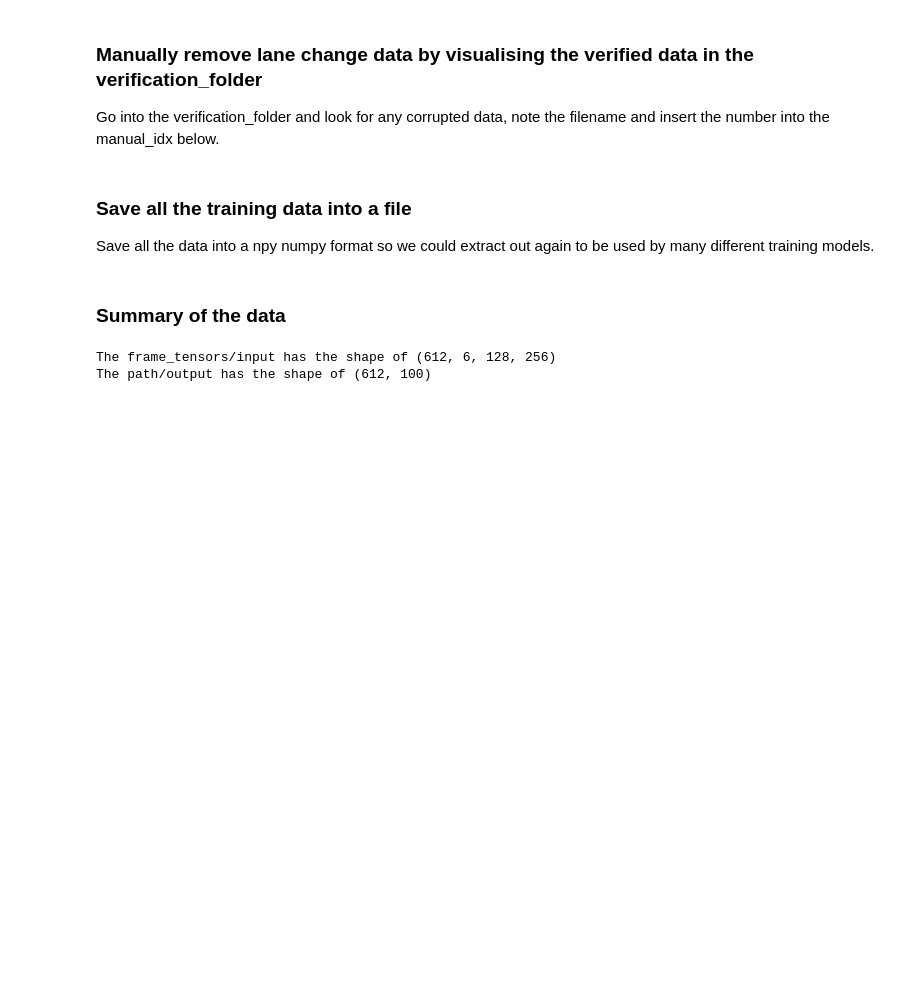
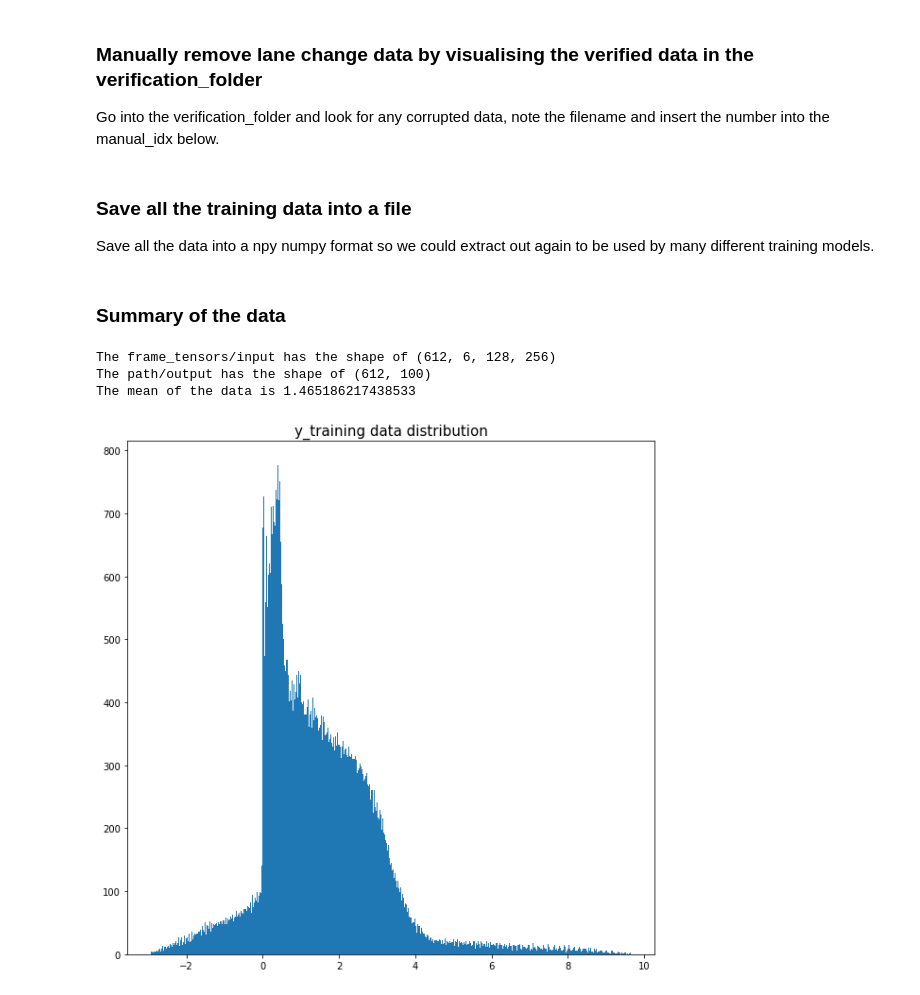
Before and after one commit to iXcess/driving_model, a Jupyter notebook: path_data_processing.ipynb, the cells around one changed output. Cells and saved outputs as stored; diff of their text form; code cells hidden in the pictures; blank space fills up the shorter version.

```diff
--- a/path_data_processing.ipynb
+++ b/path_data_processing.ipynb
@@ -315,9 +315,3 @@ np.save(os.path.join(file_save_path , "output"), y_training)
 np.save(os.path.join(file_save_path , "input"), frame_tensors)
 # %% [markdown]
 ### Summary of the data
-# %%
-print("The frame_tensors/input has the shape of " + str(shape(frame_tensors)))
-print("The path/output has the shape of " + str(shape(y_training)))
-# %% [output]
-The frame_tensors/input has the shape of (612, 6, 128, 256)
-The path/output has the shape of (612, 100)
@@ -344,0 +318,20 @@ for i in tqdm(range(data_length)):
+# %%
+import matplotlib.pyplot as plt
+
+print("The frame_tensors/input has the shape of " + str(shape(frame_tensors)))
+print("The path/output has the shape of " + str(shape(y_training)))
+
+# Reshape the output tensor to see the distribution of data so we can init and set the final layer bias
+hist_data = y_training.copy()
+hist_data = np.reshape(hist_data,size(y_training))
+
+print("The mean of the data is " + str(np.mean(hist_data)))
+
+figsize(10,10);
+plt.hist(hist_data, 500)
+title('y_training data distribution', fontsize=15);
+# %% [output]
+The frame_tensors/input has the shape of (612, 6, 128, 256)
+The path/output has the shape of (612, 100)
+The mean of the data is 1.465186217438533
+[figure, added]
```
Also changed, not shown: parts of 2 cells of this notebook, 2 other files.
